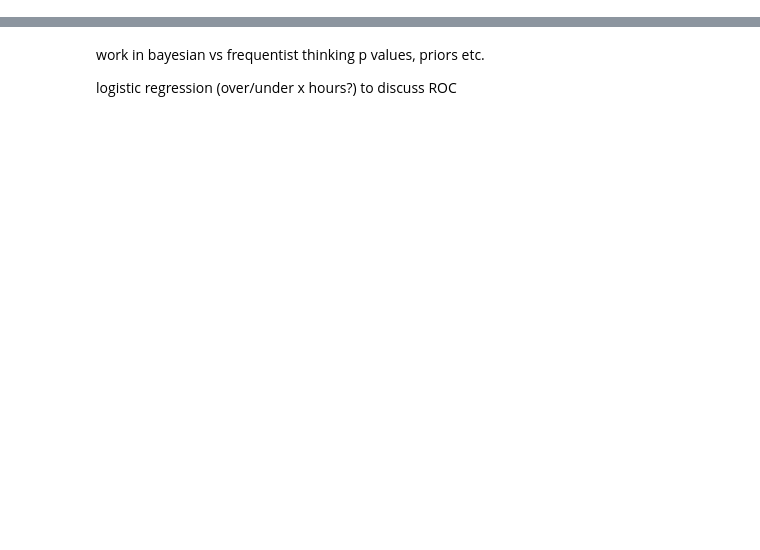
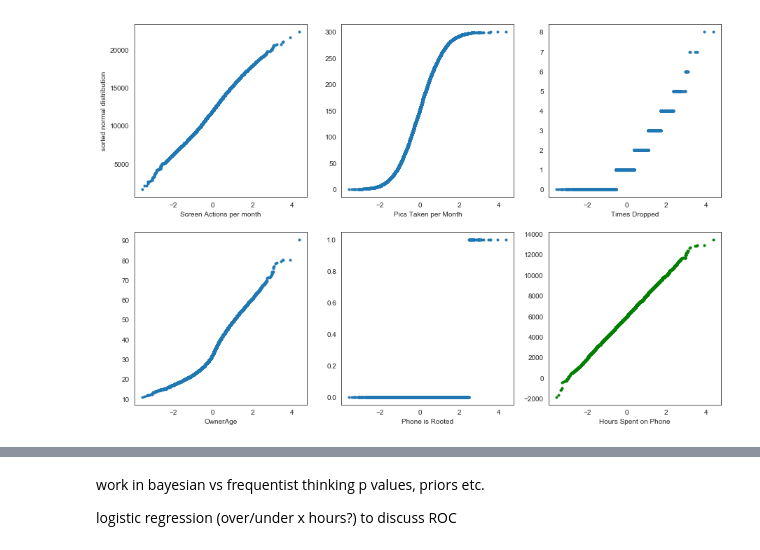
Before and after one commit to conditg/predicting-disruption, a Jupyter notebook: working-notebook.ipynb, the cells around one changed output, grey strips where cells are left out. Saved outputs shown, nothing was run; the diff lists cells and outputs as text; code cells hidden in the pictures; blank space fills up the shorter version.

```diff
--- a/working-notebook.ipynb
+++ b/working-notebook.ipynb
@@ -11,0 +216,35 @@ plt.show()
+# %%
+#Quartile Plot compared to random normal
+
+norm = np.random.normal(0, 1, viz.size)
+norm.sort()
+norm1 = viz.df['screenActions'].sort_values()
+uni2 =  viz.df['picsPerMonth'].sort_values()
+pois3 =  viz.df['timesDropped'].sort_values()
+gamma4 = viz.df['ownerAge'].sort_values()
+bern = viz.df['rooted'].sort_values()
+target = viz.df['hoursSpent'].sort_values()
+
+plt.figure(figsize=(15,10))
+plt.subplot(231)
+plt.plot(norm, norm1, ".")
+plt.ylabel('sorted normal distribution')
+plt.xlabel('Screen Actions per month')
+plt.subplot(232)
+plt.plot(norm, uni2, ".")
+plt.xlabel('Pics Taken per Month')
+plt.subplot(233)
+plt.plot(norm, pois3, ".")
+plt.xlabel('Times Dropped')
+plt.subplot(234)
+plt.plot(norm, gamma4, ".")
+plt.xlabel('OwnerAge')
+plt.subplot(235)
+plt.plot(norm, bern, ".")
+plt.xlabel('Phone is Rooted')
+plt.subplot(236)
+plt.plot(norm, target, "g.")
+plt.xlabel('Hours Spent on Phone')
+plt.show()
+# %% [output]
+[figure, added]
```
Also changed, not shown: parts of 30 cells of this notebook.
